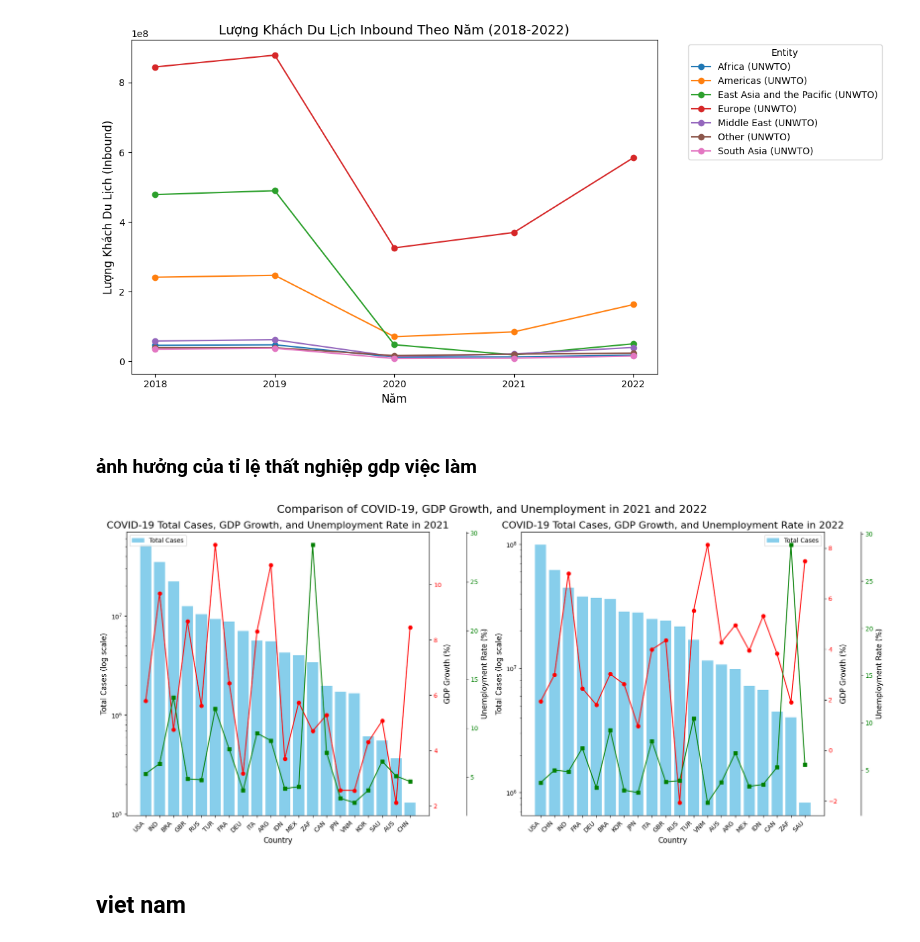
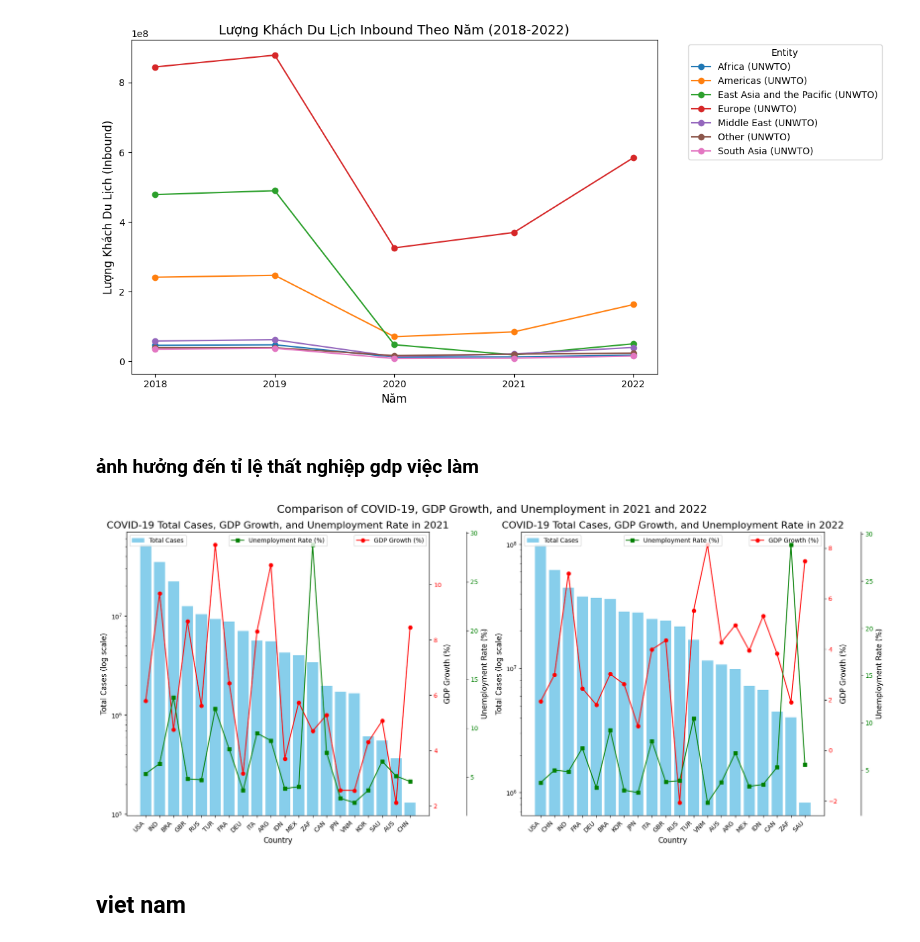
Before and after one commit to Quockhanh0712/Covid19_KNK, a Jupyter notebook: phantich/World.ipynb, the cells around one changed output. Drawn from its saved outputs; the diff is of its cells as text; code cells hidden in the pictures.

```diff
--- a/phantich/World.ipynb
+++ b/phantich/World.ipynb
@@ -498,28 +466,22 @@ plt.show()
 # %% [output]
 [figure]
 # %% [markdown]
-### ảnh hưởng của tỉ lệ thất nghiệp gdp việc làm
+### ảnh hưởng đến tỉ lệ thất nghiệp gdp việc làm
 # %%
 import pandas as pd
+import numpy as np
 import matplotlib.pyplot as plt
-import numpy as np
 
-# Đọc dữ liệu từ các file
 covid_data = country_data
 gdp_data = pd.read_csv(r'A:\UET-VNU\Covid19_KNK\Datacovid19\worldbank_data_g20_vietnam_2021_2022.csv')
-
-# Tạo bảng ánh xạ mã vùng
 mapping = {
     'AR': 'ARG', 'AU': 'AUS', 'BR': 'BRA', 'CA': 'CAN', 'CN': 'CHN', 'DE': 'DEU',
     'EU': 'EU', 'FR': 'FRA', 'GB': 'GBR', 'ID': 'IDN', 'IN': 'IND', 'IT': 'ITA',
     'JP': 'JPN', 'KR': 'KOR', 'MX': 'MEX', 'RU': 'RUS', 'SA': 'SAU', 'TR': 'TUR',
     'US': 'USA', 'VN': 'VNM', 'ZA': 'ZAF'
 }
-
-# Áp dụng ánh xạ vào dữ liệu GDP và tỷ lệ thất nghiệp
 gdp_data['iso_code'] = gdp_data['Country'].map(mapping)
 
-# Hàm lọc và kết hợp dữ liệu cho các năm 2021 và 2022
 def prepare_data(year):
     gdp_unemployment = gdp_data[gdp_data['Year'] == year][['iso_code', 'GDP Growth (%)', 'Unemployment Rate (%)']]
     covid_year = covid_data[covid_data['date'] <= f'{year}-12-31']
@@ -527,50 +489,42 @@ def prepare_data(year):
     merged_data = total_cases.merge(gdp_unemployment, on='iso_code', how='inner').sort_values(by='Total Cases', ascending=False)
     return merged_data
 
-# Chuẩn bị dữ liệu cho năm 2021 và 2022
 merged_data_2021 = prepare_data(2021)
 merged_data_2022 = prepare_data(2022)
 
-# Vẽ biểu đồ
 fig, (ax1, ax2) = plt.subplots(1, 2, figsize=(18, 8))
 
-# Hàm vẽ biểu đồ chung
 def plot_data(ax, data, title):
-    # Biểu đồ cột (Tổng số ca nhiễm)
     ax.bar(data['iso_code'], data['Total Cases'], color='skyblue', label='Total Cases')
     ax.set_xlabel('Country', fontsize=12)
     ax.set_ylabel('Total Cases (log scale)', fontsize=12)
     ax.set_yscale('log')
     ax.set_xticks(np.arange(len(data['iso_code'])))
     ax.set_xticklabels(data['iso_code'], rotation=45, ha='right', fontsize=10)
     ax.set_title(title, fontsize=16)
 
     # Biểu đồ đường (GDP Growth)
     ax2 = ax.twinx()
     ax2.plot(data['iso_code'], data['GDP Growth (%)'], color='red', marker='o', label='GDP Growth (%)')
     ax2.set_ylabel('GDP Growth (%)', fontsize=12)
     ax2.tick_params(axis='y', labelcolor='red')
 
     # Biểu đồ đường (Unemployment Rate)
     ax3 = ax.twinx()
     ax3.spines['right'].set_position(('outward', 60))
     ax3.plot(data['iso_code'], data['Unemployment Rate (%)'], color='green', marker='s', label='Unemployment Rate (%)')
     ax3.set_ylabel('Unemployment Rate (%)', fontsize=12)
     ax3.tick_params(axis='y', labelcolor='green')
-
-# Vẽ biểu đồ cho cả hai năm
+    ax.legend(loc='upper left')
+    ax2.legend(loc='upper right')
+    ax3.legend(loc='upper center')
 plot_data(ax1, merged_data_2021, 'COVID-19 Total Cases, GDP Growth, and Unemployment Rate in 2021')
 plot_data(ax2, merged_data_2022, 'COVID-19 Total Cases, GDP Growth, and Unemployment Rate in 2022')
-
-# Hiển thị chú thích
 fig.suptitle('Comparison of COVID-19, GDP Growth, and Unemployment in 2021 and 2022', fontsize=18)
-ax1.legend(loc='upper left')
-ax2.legend(loc='upper right')
-
 plt.tight_layout()
 plt.show()
 # %% [output]
-[figure, old version]
+[figure, new version]
 # %% [markdown]
 ## viet nam
 # %%
```
Also changed, not shown: parts of 16 cells of this notebook, 3 other files.
